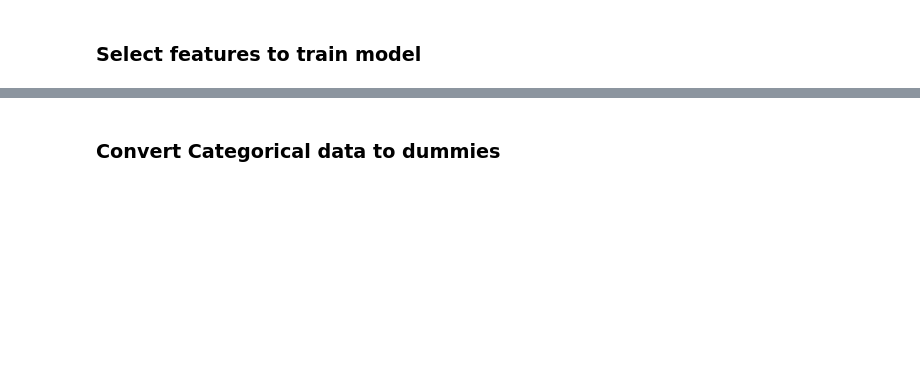
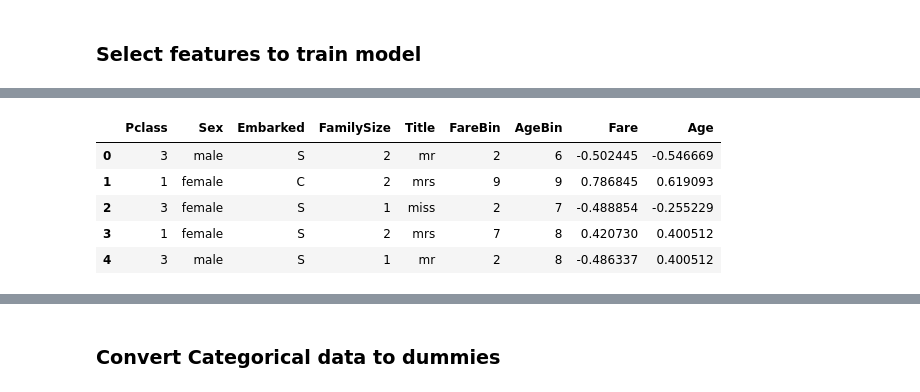
Before and after one commit to vedant511/titanic-data-analysis, a Jupyter notebook: Titanic_Data_Wrangling.ipynb, the cells around one changed output, grey strips where cells are left out. Cells and saved outputs as stored; diff of their text form; code cells hidden in the pictures; blank space fills up the shorter version.

```diff
--- a/Titanic_Data_Wrangling.ipynb
+++ b/Titanic_Data_Wrangling.ipynb
@@ -476,0 +505,9 @@ x_train.head()
+# %%
+x_train.head()
+# %% [output]
+|  | Pclass | Sex | Embarked | FamilySize | Title | FareBin | AgeBin | Fare | Age |
+| 0 | 3 | male | S | 2 | mr | 2 | 6 | -0.502445 | -0.546669 |
+| 1 | 1 | female | C | 2 | mrs | 9 | 9 | 0.786845 | 0.619093 |
+| 2 | 3 | female | S | 1 | miss | 2 | 7 | -0.488854 | -0.255229 |
+| 3 | 1 | female | S | 2 | mrs | 7 | 8 | 0.420730 | 0.400512 |
+| 4 | 3 | male | S | 1 | mr | 2 | 8 | -0.486337 | 0.400512 |
```
Also changed, not shown: parts of 13 cells of this notebook, 7 other files.
